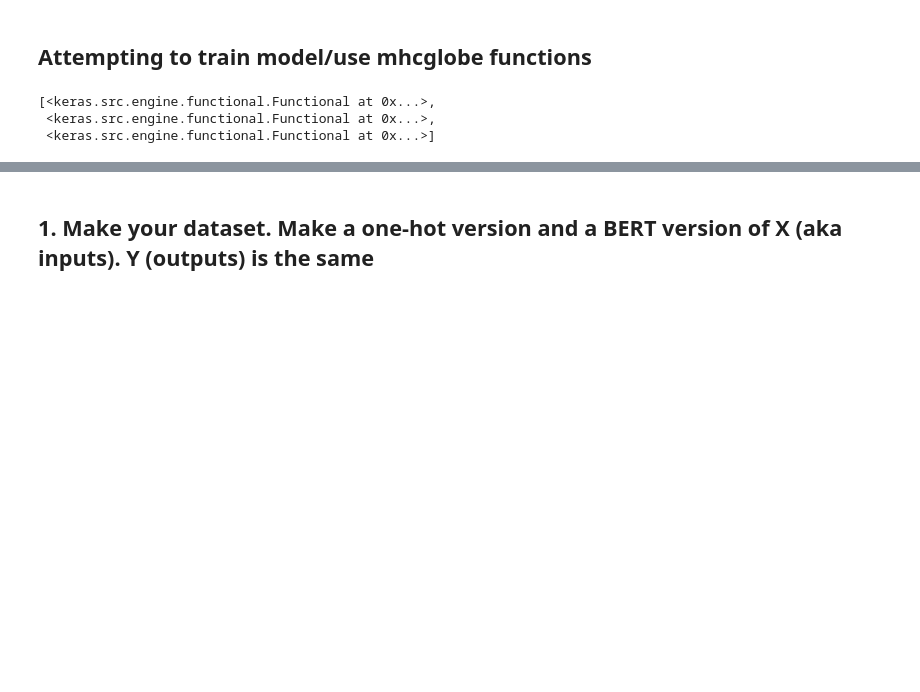
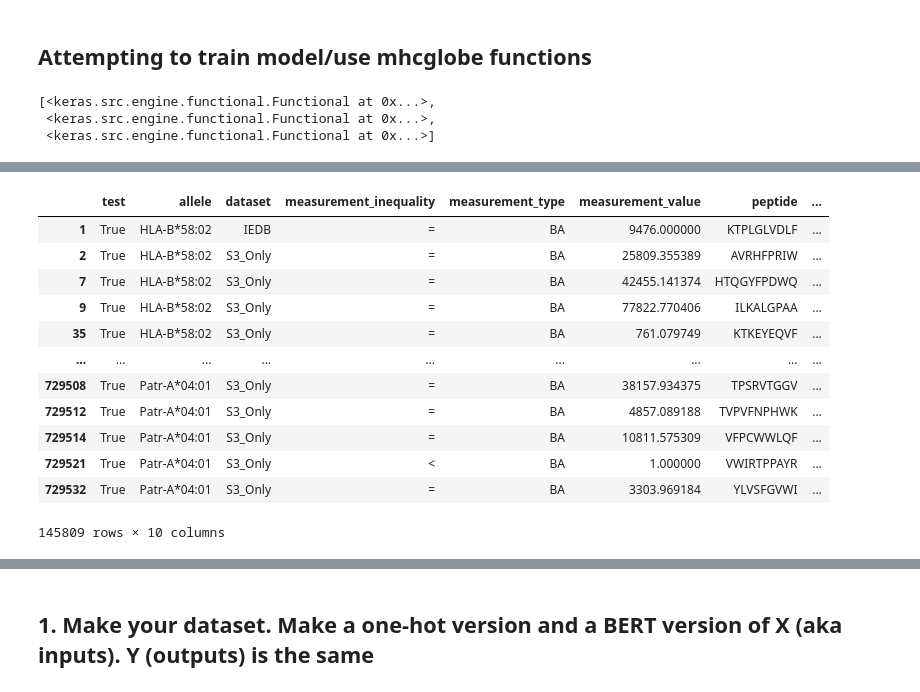
Before and after one commit to prakritipaul/mhcglobe, a Jupyter notebook: prakriti_MHCglobe2024_3_19_5_33PM.ipynb, the cells around one changed output, grey strips where cells are left out. Saved outputs shown, nothing was run; the diff lists cells and outputs as text; code cells hidden in the pictures; blank space fills up the shorter version.

```diff
--- a/prakriti_MHCglobe2024_3_19_5_33PM.ipynb
+++ b/prakriti_MHCglobe2024_3_19_5_33PM.ipynb
@@ -329,0 +399,16 @@ test_ensemble_base_models
+# %%
+early_stopping
+# %% [output]
+|  | test | allele | dataset | measurement_inequality | measurement_type | measurement_value | peptide | ... |
+| 1 | True | HLA-B*58:02 | IEDB | = | BA | 9476.000000 | KTPLGLVDLF | ... |
+| 2 | True | HLA-B*58:02 | S3_Only | = | BA | 25809.355389 | AVRHFPRIW | ... |
+| 7 | True | HLA-B*58:02 | S3_Only | = | BA | 42455.141374 | HTQGYFPDWQ | ... |
+| 9 | True | HLA-B*58:02 | S3_Only | = | BA | 77822.770406 | ILKALGPAA | ... |
+| 35 | True | HLA-B*58:02 | S3_Only | = | BA | 761.079749 | KTKEYEQVF | ... |
+| ... | ... | ... | ... | ... | ... | ... | ... | ... |
+| 729508 | True | Patr-A*04:01 | S3_Only | = | BA | 38157.934375 | TPSRVTGGV | ... |
+| 729512 | True | Patr-A*04:01 | S3_Only | = | BA | 4857.089188 | TVPVFNPHWK | ... |
+| 729514 | True | Patr-A*04:01 | S3_Only | = | BA | 10811.575309 | VFPCWWLQF | ... |
+| 729521 | True | Patr-A*04:01 | S3_Only | < | BA | 1.000000 | VWIRTPPAYR | ... |
+| 729532 | True | Patr-A*04:01 | S3_Only | = | BA | 3303.969184 | YLVSFGVWI | ... |
+145809 rows × 10 columns
```
Also changed, not shown: parts of 32 cells of this notebook.
